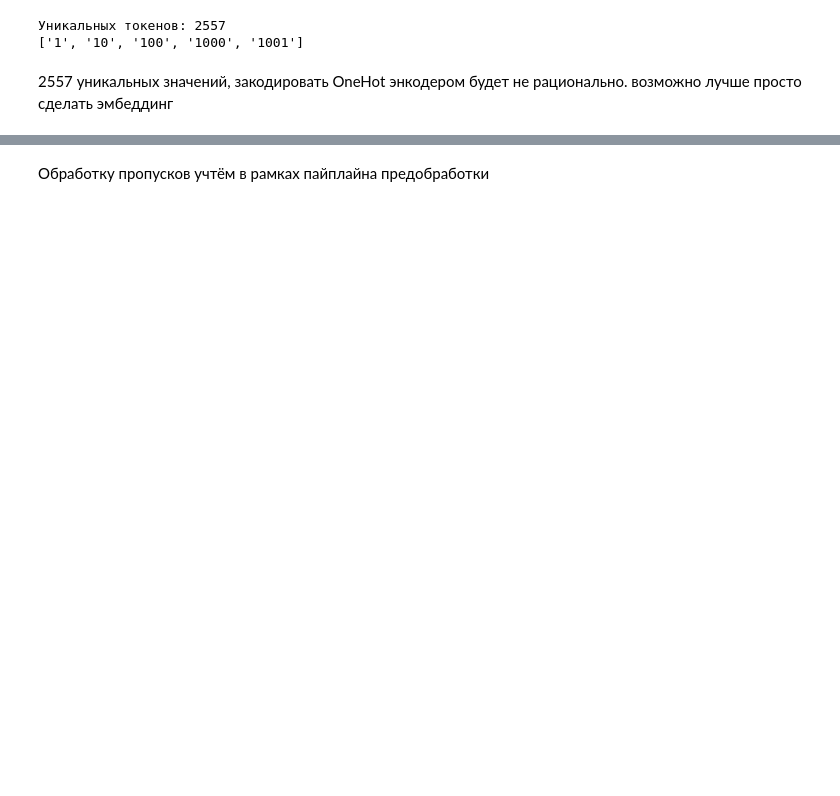
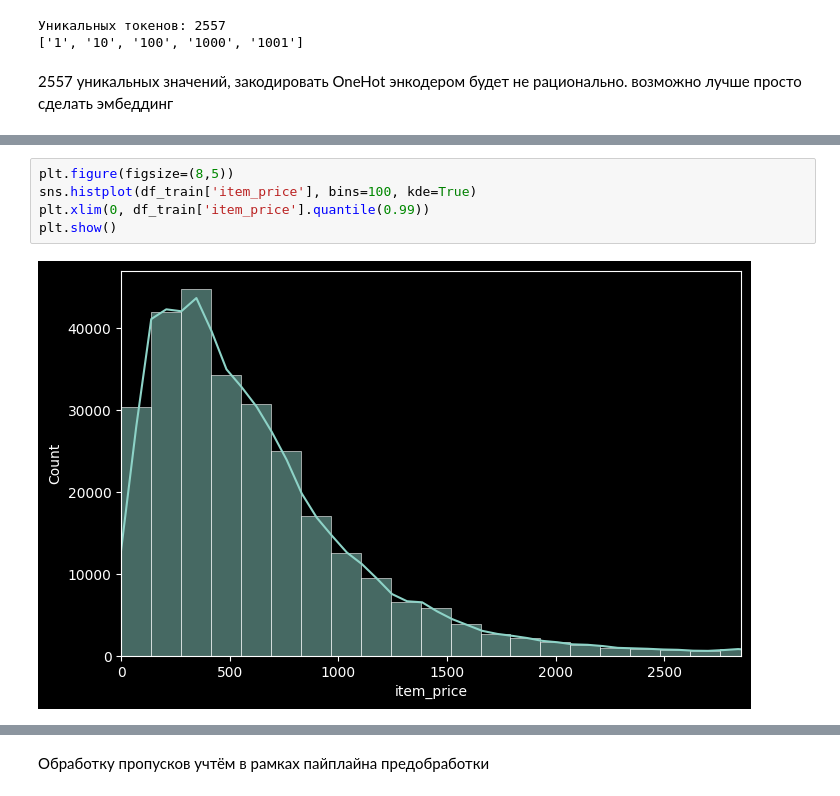
Before and after one commit to PSImera/tz_tutu_ds, a Jupyter notebook: tz_tutu_ds.ipynb, the cells around one changed output, grey strips where cells are left out. Saved outputs shown, nothing was run; the diff lists cells and outputs as text; blank space fills up the shorter version.

```diff
--- a/tz_tutu_ds.ipynb
+++ b/tz_tutu_ds.ipynb
@@ -315,0 +356,7 @@ print(f'Максимальная длинна списка ключевых сл
+# %%
+plt.figure(figsize=(8,5))
+sns.histplot(df_train['item_price'], bins=100, kde=True)
+plt.xlim(0, df_train['item_price'].quantile(0.99))
+plt.show()
+# %% [output]
+[figure, added]
```
Also changed, not shown: parts of 87 cells of this notebook, 14 other files.
